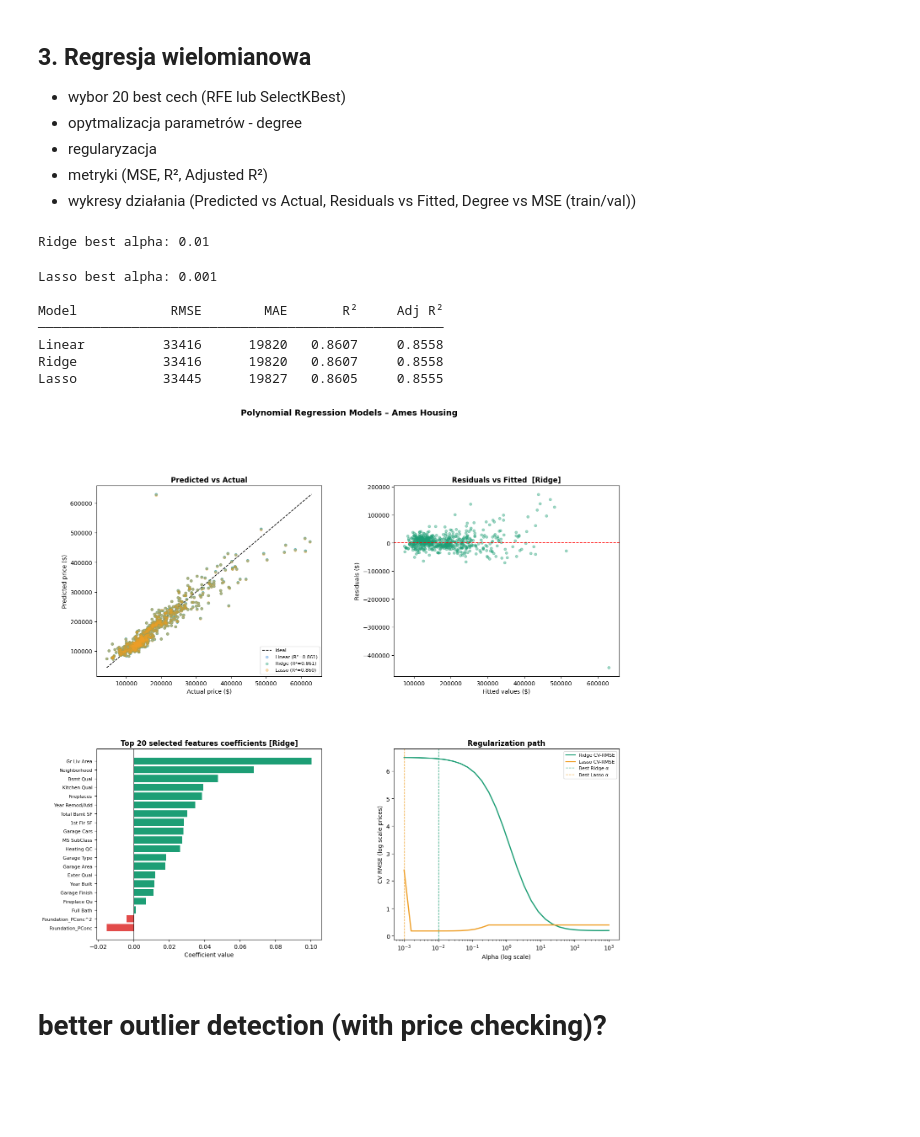
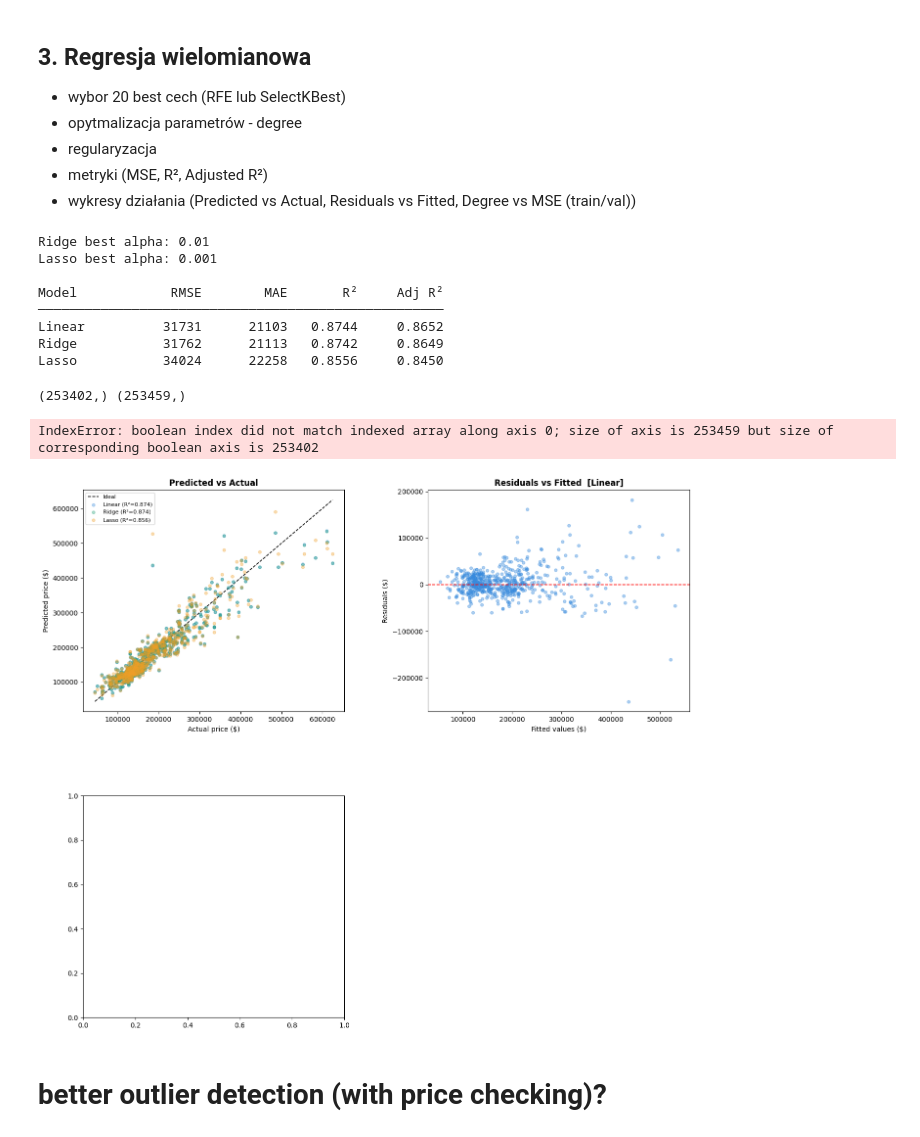
Before and after one commit to fistaszek2009/PropertyValuePredictor, a Jupyter notebook: ames_housing.ipynb, the cells around one changed output. Saved outputs shown, nothing was run; the diff lists cells and outputs as text; code cells hidden in the pictures; blank space fills up the shorter version.

```diff
--- a/ames_housing.ipynb
+++ b/ames_housing.ipynb
@@ -600,7 +600,7 @@ plt.show()
    - metryki (MSE, R², Adjusted R²)
    - wykresy działania (Predicted vs Actual, Residuals vs Fitted, Degree vs MSE (train/val))
 # %%
-from sklearn.feature_selection import SelectKBest, f_regression
+from sklearn.feature_selection import SelectKBest, f_regression, VarianceThreshold
 from sklearn.model_selection import cross_val_score, GridSearchCV
 from sklearn.preprocessing import PolynomialFeatures
 from sklearn.linear_model import Ridge, Lasso, LinearRegression
@@ -615,12 +615,13 @@ import matplotlib.gridspec as gridspec
 
 simplefilter("ignore", category=ConvergenceWarning)
 
-poly = PolynomialFeatures(degree=2, include_bias=False)
-selector = SelectKBest(score_func=f_regression, k=20)
+poly = PolynomialFeatures(degree=3, include_bias=False)
+selector = SelectKBest(score_func=f_regression, k=40)
 
 # Linear Regression Pipeline
 pipe_linear = Pipeline([
     ('poly', poly),
+    ('variance_threshold', VarianceThreshold(threshold=1e-5)),
     ('selector', selector),
     ('model', LinearRegression())
 ])
@@ -630,6 +631,7 @@ reg_linear_y_pred = np.expm1(pipe_linear.predict(X_test_clean_scaled))
 # Ridge Pipeline + GridSearchCV
 pipe_ridge = Pipeline([
     ('poly', poly),
+    ('variance_threshold', VarianceThreshold(threshold=1e-5)),
     ('selector', selector),
     ('model', Ridge())
 ])
@@ -642,6 +644,7 @@ print(f"Ridge best alpha: {ridge_gs.best_params_['model__alpha']}")
 # Lasso Pipeline + GridSearchCV
 pipe_lasso = Pipeline([
     ('poly', poly),
+    ('variance_threshold', VarianceThreshold(threshold=1e-5)),
     ('selector', selector),
     ('model', Lasso(max_iter=10000))
 ])
@@ -654,7 +657,7 @@ print(f"Lasso best alpha: {lasso_gs.best_params_['model__alpha']}")
 # ── 2. METRYKI ───────────────────────────────────────────────────────────────
 
 n_test = len(y_test_clean)
-n_features = 20
+n_features = 40
 
 def adj_r2(r2, n, p):
     return 1 - (1 - r2) * (n - 1) / (n - p - 1)
@@ -678,13 +681,13 @@ for name, (y_pred, model) in models.items():
     print(f"{name:<10} {rmse:>10.0f} {mae:>10.0f} {r2:>8.4f} {ar2:>10.4f}")
 # %% [output]
 Ridge best alpha: 0.01
+Lasso best alpha: 0.001
+
+Model            RMSE        MAE       R²     Adj R²
+────────────────────────────────────────────────────
+Linear          31731      21103   0.8744     0.8652
+Ridge           31762      21113   0.8742     0.8649
+Lasso           34024      22258   0.8556     0.8450
-Lasso best alpha: 0.001
-
-Model            RMSE        MAE       R²     Adj R²
-────────────────────────────────────────────────────
-Linear          33416      19820   0.8607     0.8558
-Ridge           33416      19820   0.8607     0.8558
-Lasso           33445      19827   0.8605     0.8555
 # %%
 
 fig = plt.figure(figsize=(16, 14))
@@ -720,10 +723,12 @@ ax3 = fig.add_subplot(gs[1, 0])
 # Extracting feature names properly from the Pipeline!
 poly_feat_names = ridge_gs.best_estimator_.named_steps['poly'].get_feature_names_out(df_analysis.columns[:-1])
 selected_mask = ridge_gs.best_estimator_.named_steps['selector'].get_support()
+print(selected_mask.shape, poly_feat_names.shape) # (253402,) != (253459,)
 selected_features = poly_feat_names[selected_mask]
 
 coefs = pd.Series(ridge_gs.best_estimator_.named_steps['model'].coef_, index=selected_features)
-coefs_top = coefs.sort_values()
+top20 = coefs.abs().nlargest(20).index
+coefs_top = coefs[top20].sort_values()
 bar_colors = ['#1D9E75' if v > 0 else '#E24B4A' for v in coefs_top]
 ax3.barh(coefs_top.index, coefs_top.values, color=bar_colors)
 ax3.axvline(0, color='black', lw=0.8)
@@ -731,35 +736,37 @@ ax3.set_title('Top 20 selected features coefficients [Ridge]', fontweight='bold'
 ax3.set_xlabel('Coefficient value')
 ax3.tick_params(axis='y', labelsize=8)
 
 # ── Wykres 4: Regularization path – RMSE vs alpha ──
 ax4 = fig.add_subplot(gs[1, 1])
 alphas = np.logspace(-3, 3, 30)
 ridge_rmses, lasso_rmses = [], []
 
 # Using the pipelines to score the paths without leakage
 for a in alphas:
-    pipe_r = Pipeline([('poly', poly), ('selector', selector), ('model', Ridge(alpha=a))])
-    pipe_l = Pipeline([('poly', poly), ('selector', selector), ('model', Lasso(alpha=a, max_iter=10000))])
+    pipe_r = Pipeline([('poly', poly), ('variance_threshold', VarianceThreshold(threshold=1e-5)), ('selector', selector), ('model', Ridge(alpha=a))])
+    pipe_l = Pipeline([('poly', poly), ('variance_threshold', VarianceThreshold(threshold=1e-5)), ('selector', selector), ('model', Lasso(alpha=a, max_iter=10000))])
 
     r_cv = -cross_val_score(pipe_r, X_train_clean_scaled, y_train_log, cv=3, scoring='neg_mean_squared_error').mean()
     l_cv = -cross_val_score(pipe_l, X_train_clean_scaled, y_train_log, cv=3, scoring='neg_mean_squared_error').mean()
 
     ridge_rmses.append(np.sqrt(r_cv))
     lasso_rmses.append(np.sqrt(l_cv))
 
 ax4.semilogx(alphas, ridge_rmses, color=colors['Ridge'],  lw=2, label='Ridge CV-RMSE')
 ax4.semilogx(alphas, lasso_rmses, color=colors['Lasso'],  lw=2, label='Lasso CV-RMSE')
 ax4.axvline(ridge_gs.best_params_['model__alpha'], color=colors['Ridge'], ls='--', lw=1, label=f"Best Ridge α")
 ax4.axvline(lasso_gs.best_params_['model__alpha'], color=colors['Lasso'], ls='--', lw=1, label=f"Best Lasso α")
 ax4.set_xlabel('Alpha (log scale)')
 ax4.set_ylabel('CV RMSE (log scale prices)')
 ax4.set_title('Regularization path', fontweight='bold')
 ax4.legend(fontsize=8)
 
 plt.suptitle('Polynomial Regression Models – Ames Housing', fontsize=14, fontweight='bold', y=1.01)
 plt.tight_layout()
 plt.show()
 # %% [output]
+(253402,) (253459,)
+IndexError: boolean index did not match indexed array along axis 0; size of axis is 253459 but size of corresponding boolean axis is 253402
-[figure, old version]
+[figure, new version]
 # %% [markdown]
 # better outlier detection (with price checking)?
```
Also changed, not shown: 1 other file.
